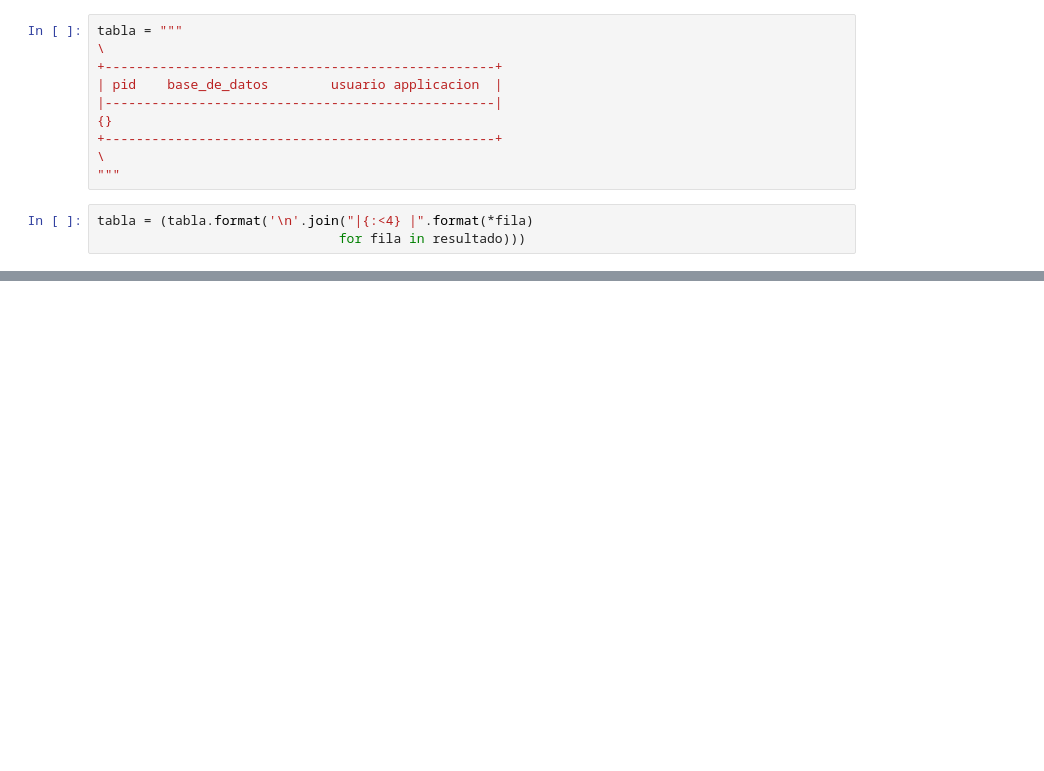
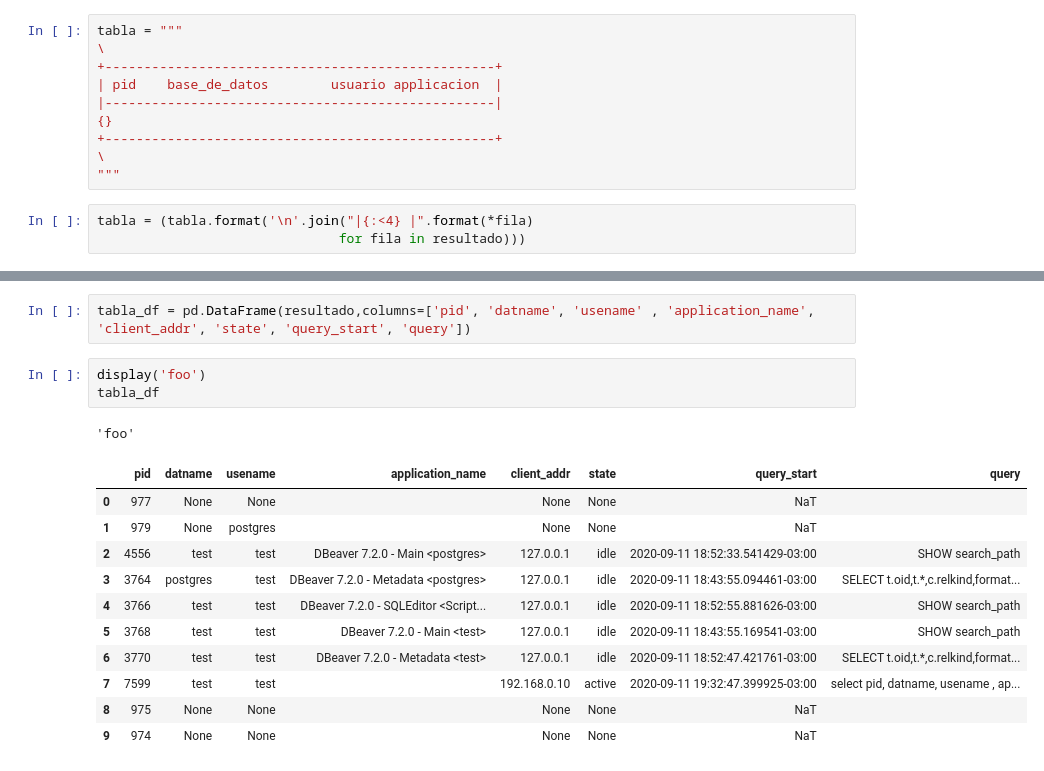
Before and after one commit to nlee-git/pg_python, a Jupyter notebook: Clase1_ConexionBD_2.ipynb, the cells around one changed output, grey strips where cells are left out. Drawn from its saved outputs; the diff is of its cells as text; blank space fills up the shorter version.

```diff
--- a/Clase1_ConexionBD_2.ipynb
+++ b/Clase1_ConexionBD_2.ipynb
@@ -68 +73,19 @@ print(tabla)
 +--------------------------------------------------+
+# %%
+tabla_df = pd.DataFrame(resultado,columns=['pid', 'datname', 'usename' , 'application_name', 'client_addr', 'state', 'query_start', 'query'])
+# %%
+display('foo')
+tabla_df
+# %% [output]
+'foo'
+|  | pid | datname | usename | application_name | client_addr | state | query_start | query |
+| 0 | 977 | None | None |  | None | None | NaT |  |
+| 1 | 979 | None | postgres |  | None | None | NaT |  |
+| 2 | 4556 | test | test | DBeaver 7.2.0 - Main <postgres> | 127.0.0.1 | idle | 2020-09-11 18:52:33.541429-03:00 | SHOW search_path |
+| 3 | 3764 | postgres | test | DBeaver 7.2.0 - Metadata <postgres> | 127.0.0.1 | idle | 2020-09-11 18:43:55.094461-03:00 | SELECT t.oid,t.*,c.relkind,format... |
+| 4 | 3766 | test | test | DBeaver 7.2.0 - SQLEditor <Script... | 127.0.0.1 | idle | 2020-09-11 18:52:55.881626-03:00 | SHOW search_path |
+| 5 | 3768 | test | test | DBeaver 7.2.0 - Main <test> | 127.0.0.1 | idle | 2020-09-11 18:43:55.169541-03:00 | SHOW search_path |
+| 6 | 3770 | test | test | DBeaver 7.2.0 - Metadata <test> | 127.0.0.1 | idle | 2020-09-11 18:52:47.421761-03:00 | SELECT t.oid,t.*,c.relkind,format... |
+| 7 | 7599 | test | test |  | 192.168.0.10 | active | 2020-09-11 19:32:47.399925-03:00 | select pid, datname, usename , ap... |
+| 8 | 975 | None | None |  | None | None | NaT |  |
+| 9 | 974 | None | None |  | None | None | NaT |  |
```
Also changed, not shown: parts of 8 cells of this notebook, 4 other files.
